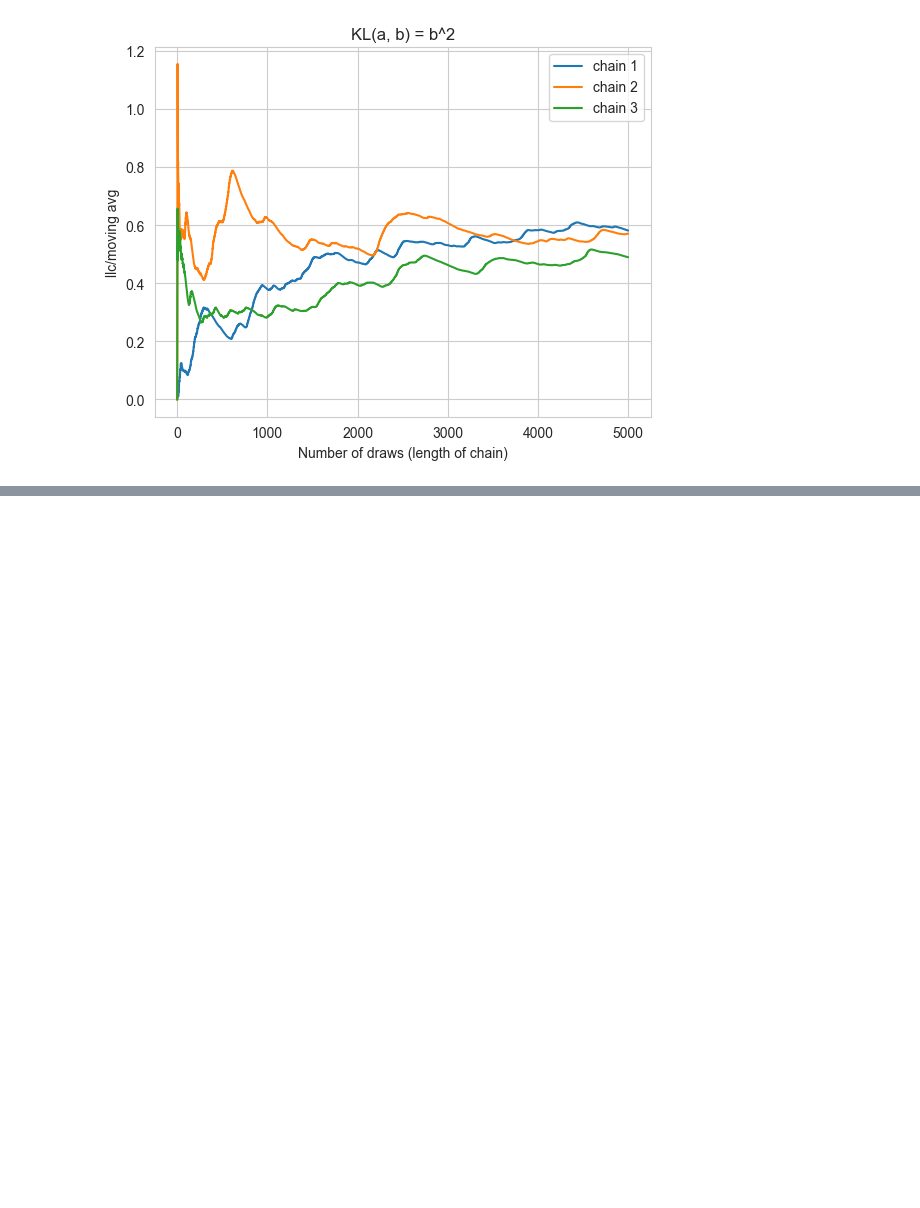
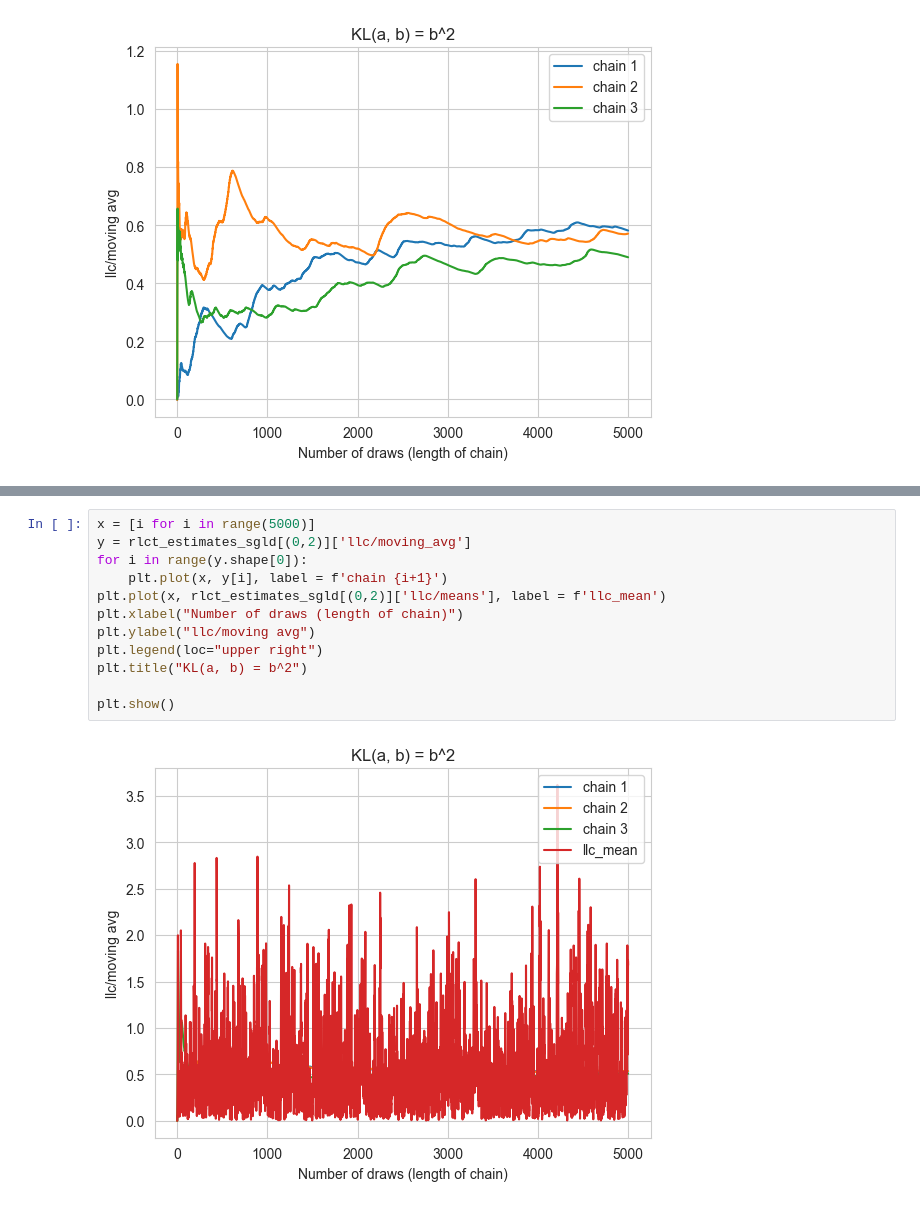
Before and after one commit to cxtraa/ngd_with_slt, a Jupyter notebook: minimally_singular_model.ipynb, the cells around one changed output, grey strips where cells are left out. Cells and saved outputs as stored; diff of their text form; blank space fills up the shorter version.

```diff
--- a/minimally_singular_model.ipynb
+++ b/minimally_singular_model.ipynb
@@ -218,0 +219,14 @@ plt.show()
+# %%
+x = [i for i in range(5000)]
+y = rlct_estimates_sgld[(0,2)]['llc/moving_avg']
+for i in range(y.shape[0]):
+    plt.plot(x, y[i], label = f'chain {i+1}')
+plt.plot(x, rlct_estimates_sgld[(0,2)]['llc/means'], label = f'llc_mean')
+plt.xlabel("Number of draws (length of chain)")
+plt.ylabel("llc/moving avg")
+plt.legend(loc="upper right")
+plt.title("KL(a, b) = b^2")
+
+plt.show()
+# %% [output]
+[figure, added]
```
Also changed, not shown: parts of 1 cell of this notebook, 2 other files.
